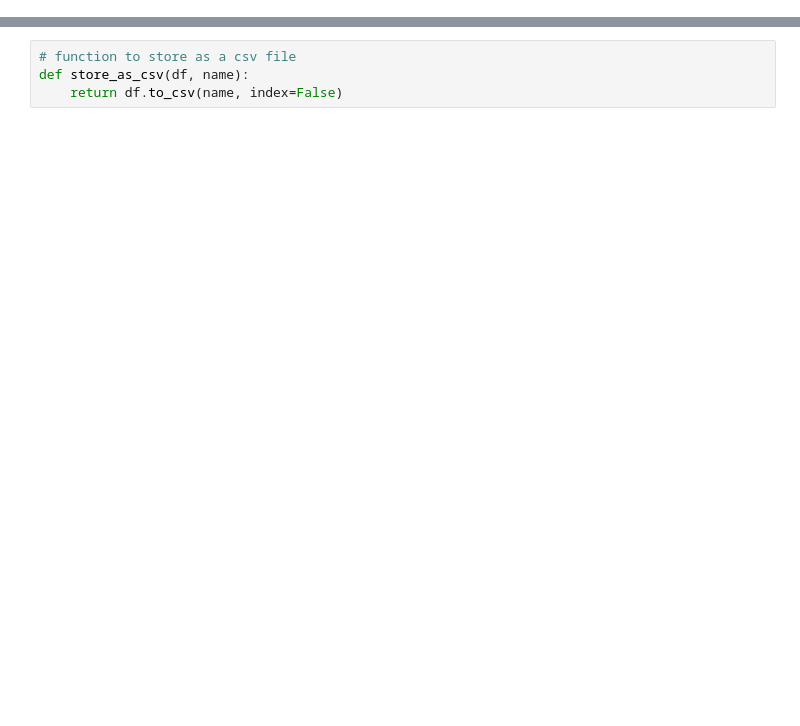
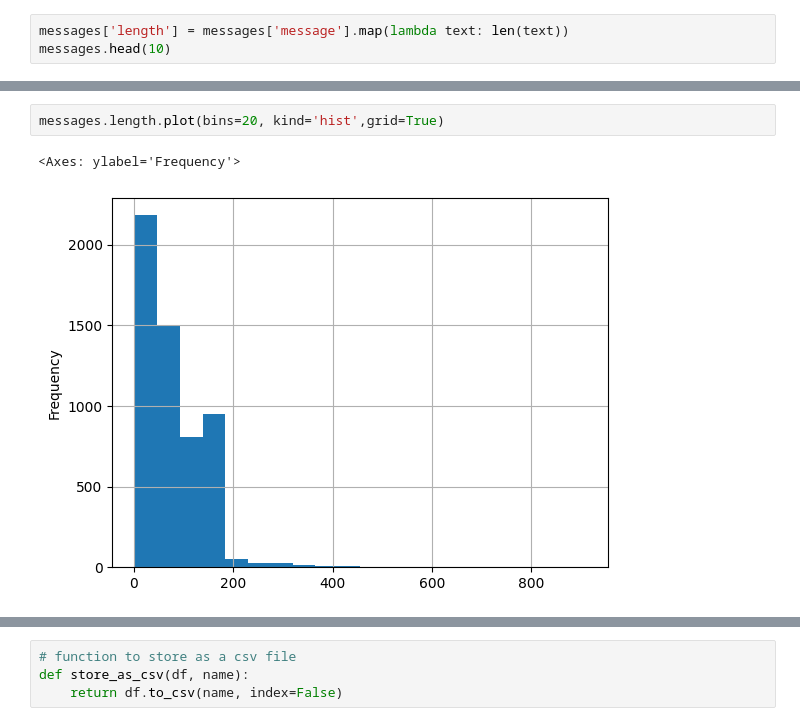
Before and after one commit to U1Kemp/AppliedMachineLearning, a Jupyter notebook: Assignment1/prepare.ipynb, the cells around one changed output, grey strips where cells are left out. Drawn from its saved outputs; the diff is of its cells as text; blank space fills up the shorter version.

```diff
--- a/Assignment1/prepare.ipynb
+++ b/Assignment1/prepare.ipynb
@@ -144,0 +79,3 @@ test_df.head()
+# %%
+messages['length'] = messages['message'].map(lambda text: len(text))
+messages.head(10)
@@ -144,0 +94,5 @@ test_df.head()
+# %%
+messages.length.plot(bins=20, kind='hist',grid=True)
+# %% [output]
+<Axes: ylabel='Frequency'>
+[figure, added]
```
Also changed, not shown: parts of 45 cells of this notebook, 3 other files.
